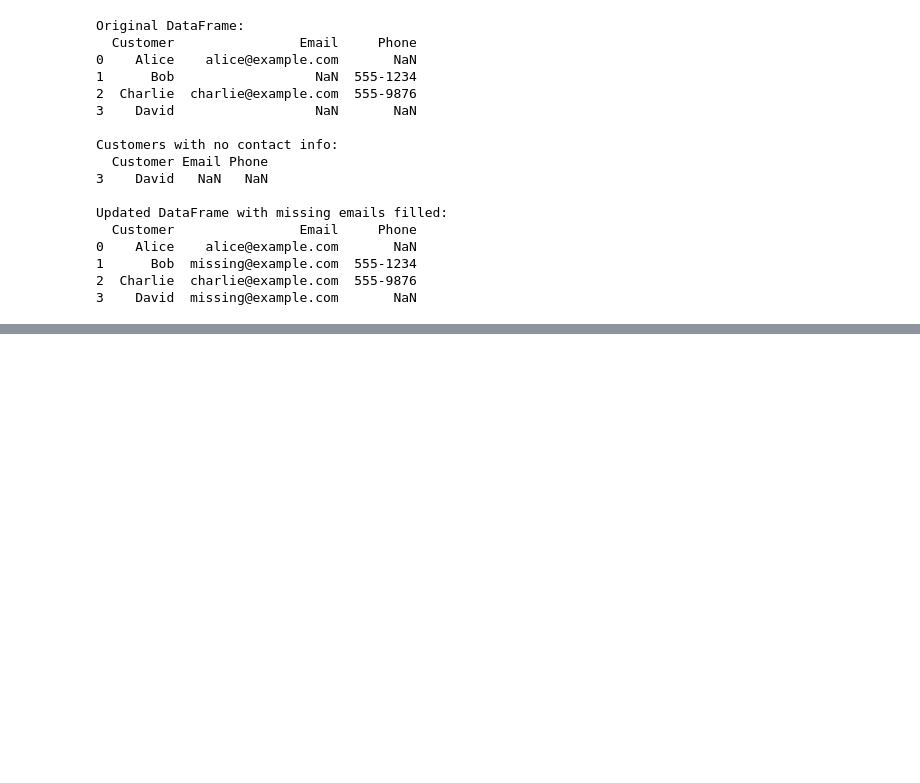
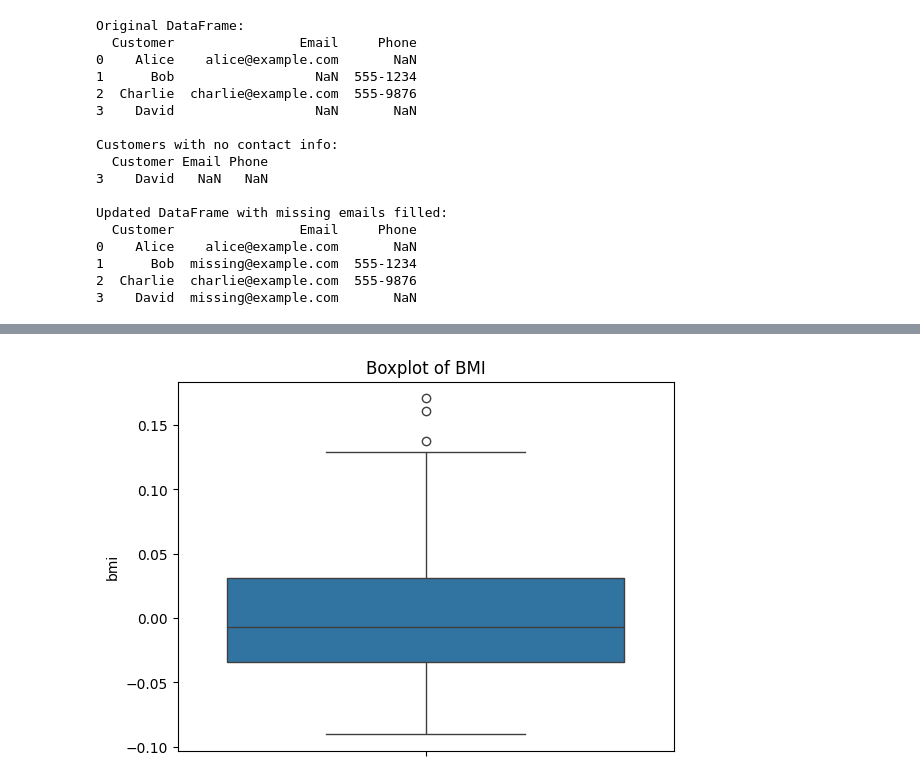
Before and after one commit to dhavalvalaa/Ai_Ml_QB, a Jupyter notebook: pandas/20_06/missing_data_exercises.ipynb, the cells around one changed output, grey strips where cells are left out. Saved outputs shown, nothing was run; the diff lists cells and outputs as text; code cells hidden in the pictures; blank space fills up the shorter version.

```diff
--- a/pandas/20_06/missing_data_exercises.ipynb
+++ b/pandas/20_06/missing_data_exercises.ipynb
@@ -339,0 +341,18 @@ Updated DataFrame with missing emails filled:
+# %%
+# box plot
+import sklearn
+from sklearn.datasets import load_diabetes
+import pandas as pd
+import seaborn as sns
+import matplotlib.pyplot as plt
+
+diabetes = load_diabetes()
+
+column_name = diabetes.feature_names
+df_diabetics = pd.DataFrame(diabetes.data, columns=column_name)
+
+sns.boxplot(df_diabetics['bmi'])
+plt.title('Boxplot of BMI')
+plt.show()
+# %% [output]
+[figure, added]
```
Also changed, not shown: parts of 18 cells of this notebook.
